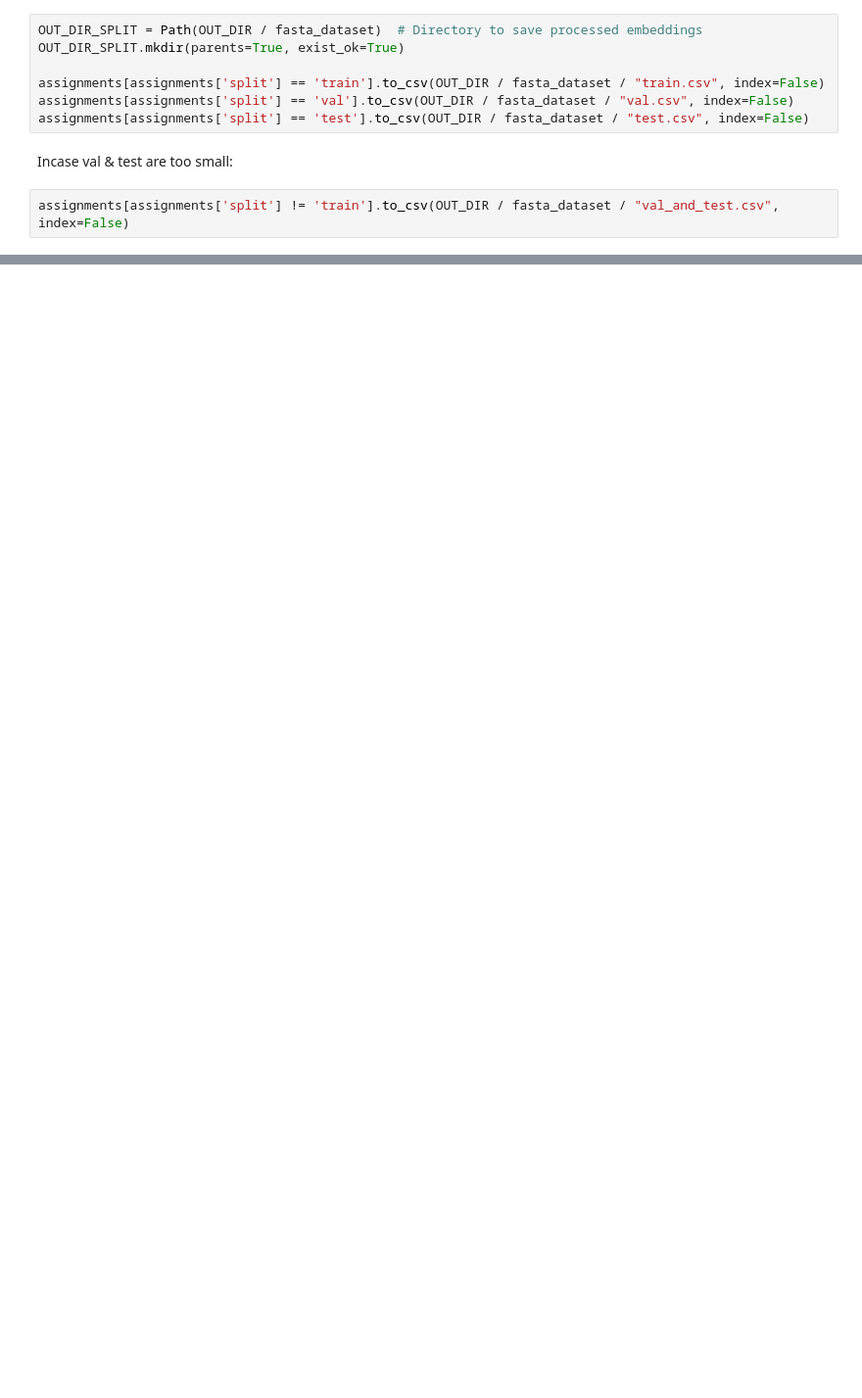
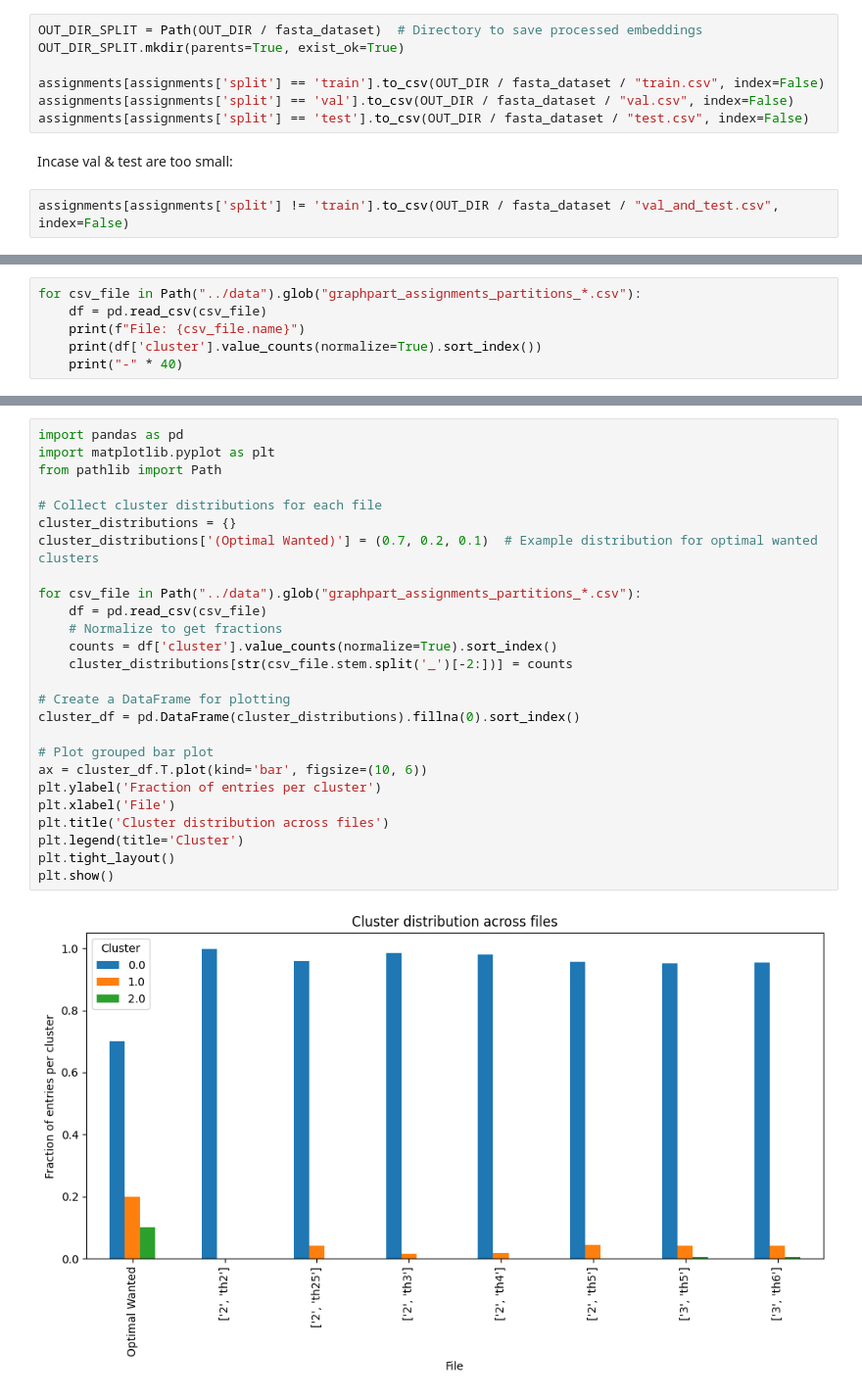
Before and after one commit to TobiasNeumeier/ProteinPrediction, a Jupyter notebook: notebooks/clustering_and_train_test_split.ipynb, the cells around one changed output, grey strips where cells are left out. Shown at 98% size. Drawn from its saved outputs; the diff is of its cells as text; blank space fills up the shorter version.

```diff
--- a/notebooks/clustering_and_train_test_split.ipynb
+++ b/notebooks/clustering_and_train_test_split.ipynb
@@ -127,0 +130,6 @@ assignments[assignments['split'] != 'train'].to_csv(OUT_DIR / fasta_dataset / "v
+# %%
+for csv_file in Path("../data").glob("graphpart_assignments_partitions_*.csv"):
+    df = pd.read_csv(csv_file)
+    print(f"File: {csv_file.name}")
+    print(df['cluster'].value_counts(normalize=True).sort_index())
+    print("-" * 40)
@@ -127,0 +154,28 @@ assignments[assignments['split'] != 'train'].to_csv(OUT_DIR / fasta_dataset / "v
+# %%
+import pandas as pd
+import matplotlib.pyplot as plt
+from pathlib import Path
+
+# Collect cluster distributions for each file
+cluster_distributions = {}
+cluster_distributions['(Optimal Wanted)'] = (0.7, 0.2, 0.1)  # Example distribution for optimal wanted clusters
+
+for csv_file in Path("../data").glob("graphpart_assignments_partitions_*.csv"):
+    df = pd.read_csv(csv_file)
+    # Normalize to get fractions
+    counts = df['cluster'].value_counts(normalize=True).sort_index()
+    cluster_distributions[str(csv_file.stem.split('_')[-2:])] = counts
+
+# Create a DataFrame for plotting
+cluster_df = pd.DataFrame(cluster_distributions).fillna(0).sort_index()
+
+# Plot grouped bar plot
+ax = cluster_df.T.plot(kind='bar', figsize=(10, 6))
+plt.ylabel('Fraction of entries per cluster')
+plt.xlabel('File')
+plt.title('Cluster distribution across files')
+plt.legend(title='Cluster')
+plt.tight_layout()
+plt.show()
+# %% [output]
+[figure, added]
```
Also changed, not shown: parts of 6 cells of this notebook.
